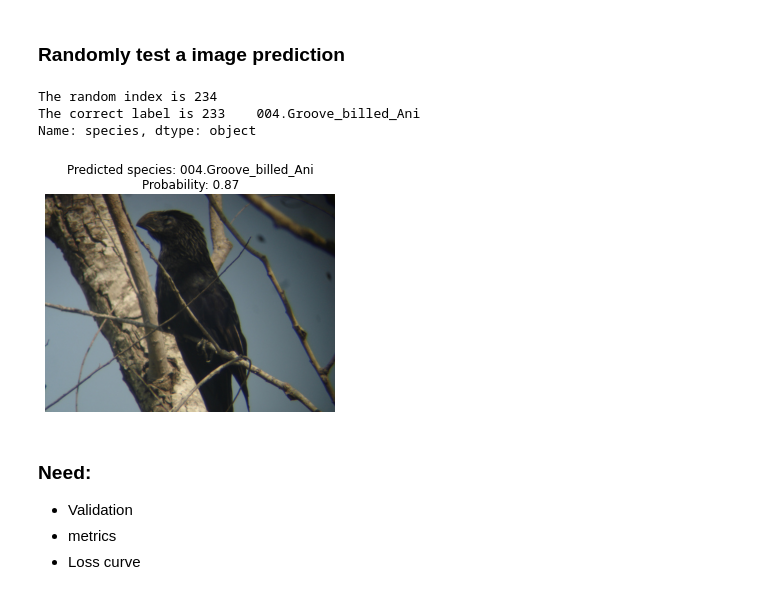
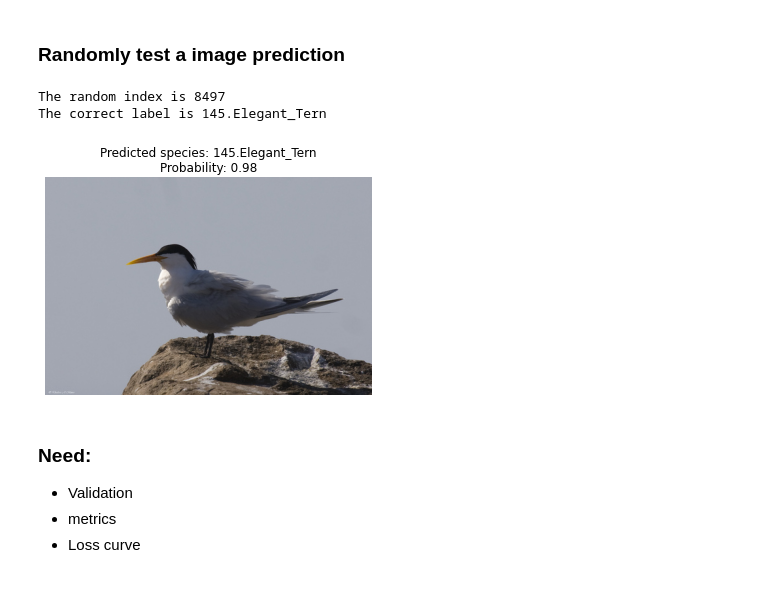
Before and after one commit to AnniLi1212/Fine_Grained_Bird_Classification, a Jupyter notebook: CNN_Classifier_for_CUB_200_2011.ipynb, the cells around one changed output. Cells and saved outputs as stored; diff of their text form; code cells hidden in the pictures.

```diff
--- a/CNN_Classifier_for_CUB_200_2011.ipynb
+++ b/CNN_Classifier_for_CUB_200_2011.ipynb
@@ -260,25 +260,24 @@ def display_prediction(image, species, probability):
     plt.show()
 # %%
 example_idx = random.randint(0, len(data))
-example_label = data[data["id"]==example_idx]["species"]
+example_label = data[data["id"]==example_idx]["species"].values[0]
 example = Image.open("CUB_200_2011/images/" + data.loc[example_idx, "image_name"])
 example_tensor = transform(example).unsqueeze(0).to(device)
 
 with torch.no_grad():
     output = net(example_tensor)
     probabilities = F.softmax(output, dim=1)
 
 pred_label = torch.argmax(probabilities).item()
 pred_species = classes.loc[classes["label"]==pred_label]["species"].values[0]
 
 print(f"The random index is {example_idx}")
 print(f"The correct label is {example_label}")
 display_prediction(example, pred_species, probabilities[0][pred_label].item())
 # %% [output]
-The random index is 234
-The correct label is 233    004.Groove_billed_Ani
-Name: species, dtype: object
+The random index is 8497
+The correct label is 145.Elegant_Tern
-[figure, old version]
+[figure, new version]
 # %% [markdown]
 ### Need:
 - Validation
```
